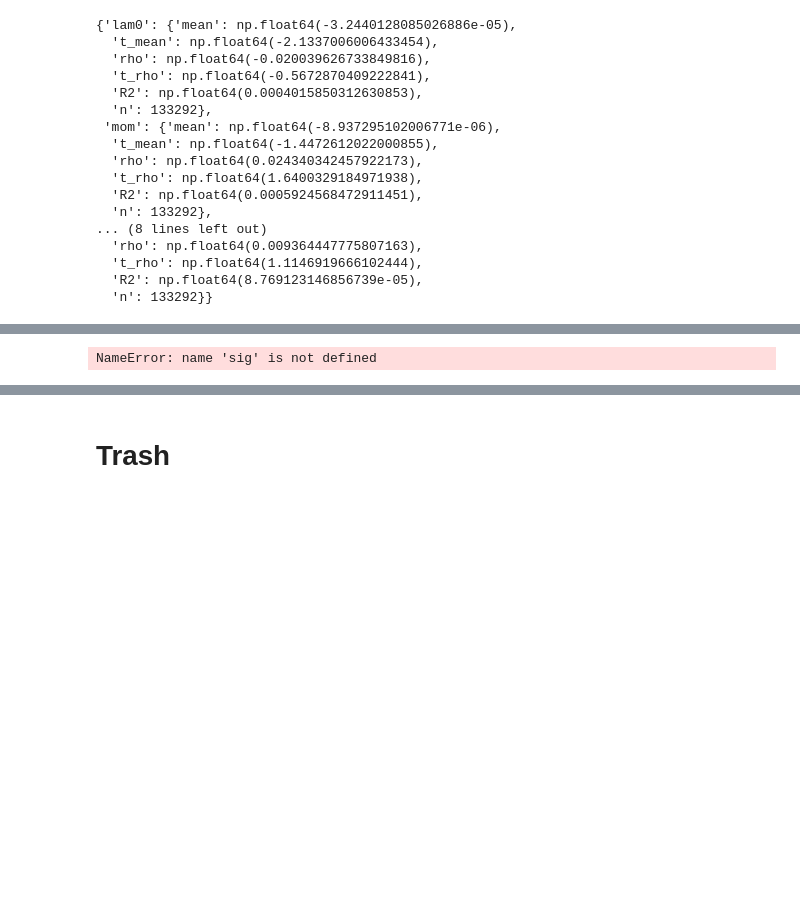
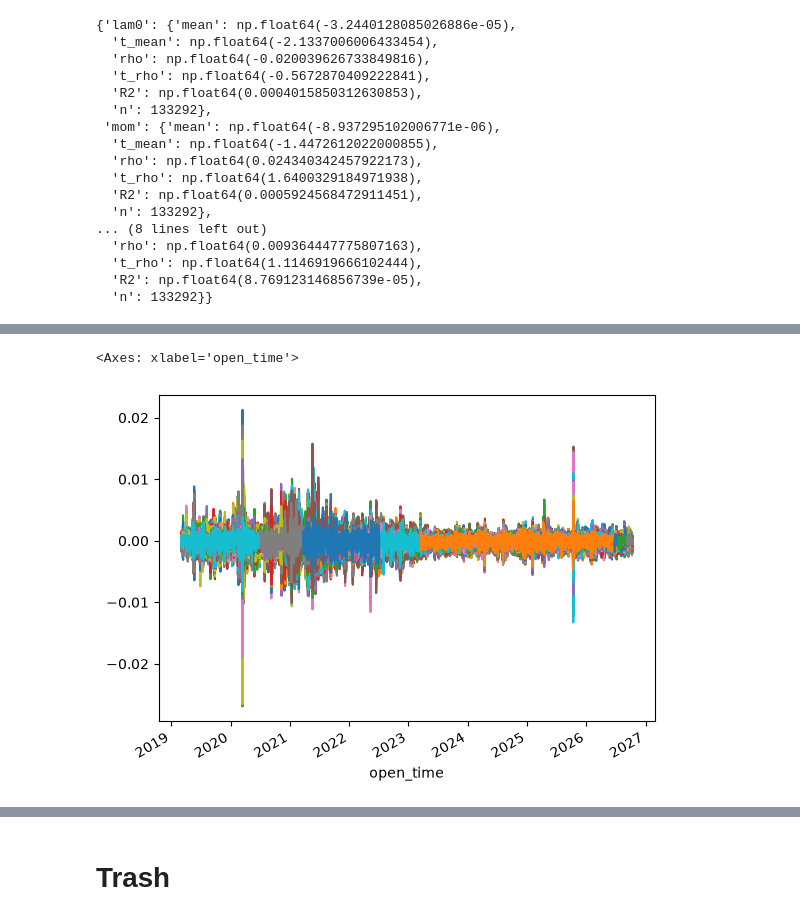
Before and after one commit to Parracho/Project-Finance, a Jupyter notebook: alpha_beta.ipynb, the cells around one changed output, grey strips where cells are left out. Cells and saved outputs as stored; diff of their text form; code cells hidden in the pictures; blank space fills up the shorter version.

```diff
--- a/alpha_beta.ipynb
+++ b/alpha_beta.ipynb
@@ -247,3 +237,7 @@ coefs = pd.DataFrame(rows).T                   # const, mom, rev, size
+# %%
+M = pd.DataFrame(M,index=ret.index,columns=ret.columns)
+R = pd.DataFrame(R,index=ret.index,columns=ret.columns)
+S = pd.DataFrame(S,index=ret.index,columns=ret.columns)
 # %%
 coefs = coefs.rename(columns={"const": "lam0"})
 results = {}
@@ -304,6 +298,7 @@ for s in ["mom","rev","size"]:
 # %%
-prev = {i:sig["mom"][i].mul(lam_hat["mom"],axis=0)+sig["rev"][i].mul(lam_hat["rev"],axis=0)+sig["size"][i].mul(lam_hat["size"],axis=0)+lam_hat["const"] for i in ret.columns}
+prev = {i:M[i].mul(lam_hat["mom"],axis=0)+R[i].mul(lam_hat["rev"],axis=0)+S[i].mul(lam_hat["size"],axis=0)+lam_hat["lam0"] for i in ret.columns}
 prev = pd.DataFrame(prev,index=ret.index,columns=ret.columns)
 prev.dropna(axis=0, how="all").plot(legend=False)
 # %% [output]
-NameError: name 'sig' is not defined
+<Axes: xlabel='open_time'>
+[figure, added]
```
Also changed, not shown: parts of 9 cells of this notebook.
